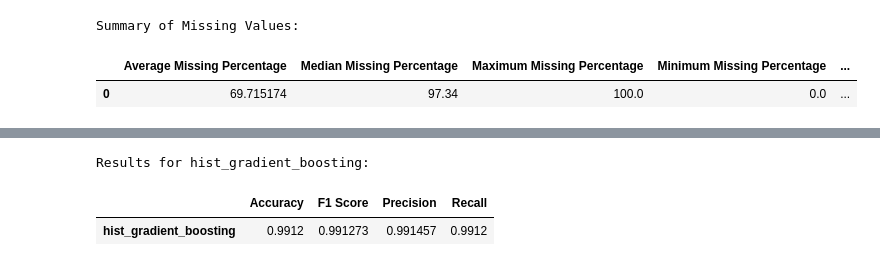
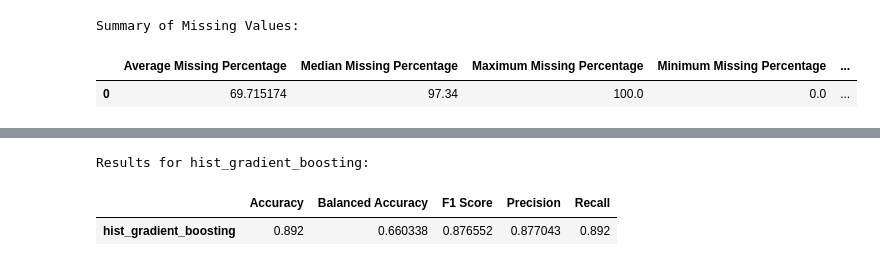
Before and after one commit to DeadNord/customer_churn_classification, a Jupyter notebook: SLChurnClass.ipynb, the cells around one changed output, grey strips where cells are left out. Saved outputs shown, nothing was run; the diff lists cells and outputs as text; code cells hidden in the pictures.

```diff
--- a/SLChurnClass.ipynb
+++ b/SLChurnClass.ipynb
@@ -254,10 +254,10 @@ Summary Statistics for Low Importance Features:
 full_pipeline_hist_gradient_boosting = ImbPipeline(
     steps=[
         ("drop_high_nan", DropHighNaNColumnsTransformer()),
-        (
-            "remove_features",
-            RemoveFeaturesTransformer(features=low_importance_features),
-        ),
+        # (
+        #     "remove_features",
+        #     RemoveFeaturesTransformer(features=low_importance_features),
+        # ),
         ("preprocessing", preprocessor_gb),
         # ("power", PowerTransformer()),
         # ("smote", SMOTE(random_state=42)),
@@ -300,6 +300,8 @@ full_pipeline_hist_gradient_boosting = ImbPipeline(
 # Define the parameter grid for RandomForest
 param_grids = {
     "random_forest": {
+        # "selectkbest___k": [10, 15],
+        # "smote__k_neighbors": [7, 9],
         "model__n_estimators": [100],
         "model__max_depth": [10],
         "model__min_samples_split": [5],
@@ -308,19 +310,23 @@ param_grids = {
         "drop_high_nan__threshold": [0.8],
     },
     "gradient_boosting": {
+        # "selectkbest___k": [10, 15],
+        # "smote__k_neighbors": [7, 9],
         "model__n_estimators": [100],
         "model__learning_rate": [0.01],
-        "model__max_depth": [3],
+        "model__max_depth": [3, 5, 7],
         "model__min_samples_split": [5],
         "model__min_samples_leaf": [2],
-        "model__subsample": [0.8],
+        "model__subsample": [0.6, 0.8],
         "drop_high_nan__threshold": [0.5],
     },
     "hist_gradient_boosting": {
+        # "selectkbest___k": [10, 15],
+        # "smote__k_neighbors": [7, 9],
         "model__learning_rate": [0.1],
         "model__max_iter": [100],
         "model__max_leaf_nodes": [31],
-        "model__max_depth": [3],
+        "model__max_depth": [3, 5, 7],
         "model__min_samples_leaf": [40],
         "model__l2_regularization": [0.3],
         "drop_high_nan__threshold": [0.8],
@@ -329,18 +335,19 @@ param_grids = {
 # %%
 # Combine pipelines into a dictionary
 model_pipelines = {
-    # "random_forest": full_pipeline_random_forest,
-    # "gradient_boosting": full_pipeline_gradient_boosting,
+    "random_forest": full_pipeline_random_forest,
+    "gradient_boosting": full_pipeline_gradient_boosting,
     "hist_gradient_boosting": full_pipeline_hist_gradient_boosting,
 }
 # %%
 model_trainer = SLModelTrainer()
+
+model_trainer.train(
+    X_train, y_train, model_pipelines, param_grids, scoring="balanced_accuracy", cv=5
+)
 # model_trainer.train(
-#     X_train, y_train, model_pipelines, param_grids, scoring="accuracy", cv=5
+#     X, y, model_pipelines, param_grids, scoring="balanced_accuracy", cv=5
 # )
-model_trainer.train(
-    X, y, model_pipelines, param_grids, scoring="accuracy", cv=5
-)
 # %%
 best_models = model_trainer.best_estimators
 best_params = model_trainer.best_params
@@ -402,13 +416,13 @@ Recall: The ratio of correctly predicted positive observations to the all observ
   - Range: [0, 1], higher is better.
   - Higher values indicate better model performance.
 # %%
-# evaluator.validate_on_test(X_test, y_test, best_models[best_model], best_model_name=best_model)
+evaluator.validate_on_test(X_test, y_test, best_models[best_model], best_model_name=best_model)
 
-evaluator.validate_on_test(
-    X, y, best_models[best_model], best_model_name=best_model
-)
+# evaluator.validate_on_test(
+#     X, y, best_models[best_model], best_model_name=best_model
+# )
 # %% [output]
 Results for hist_gradient_boosting:
-|  | Accuracy | F1 Score | Precision | Recall |
-| hist_gradient_boosting | 0.9912 | 0.991273 | 0.991457 | 0.9912 |
+|  | Accuracy | Balanced Accuracy | F1 Score | Precision | Recall |
+| hist_gradient_boosting | 0.892 | 0.660338 | 0.876552 | 0.877043 | 0.892 |
 # %%
```
Also changed, not shown: parts of 12 cells of this notebook, 1 other file.
